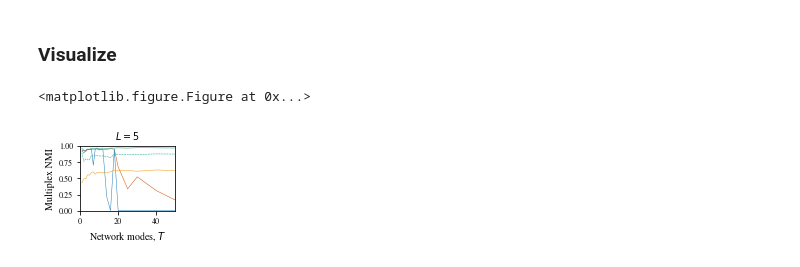
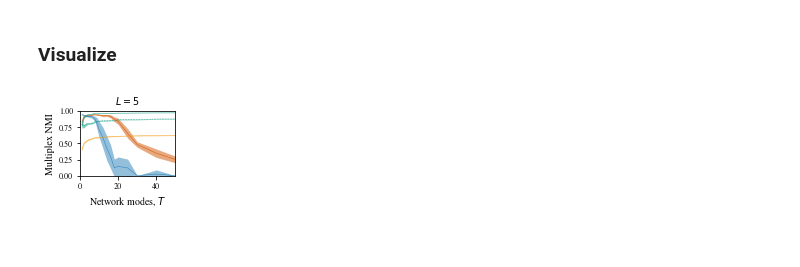
Before and after one commit to ulfaslak/git-github.com-ulfaslak-code-intermittent-communities_public, a Jupyter notebook: intermittent_communities.ipynb, the cells around one changed output. Saved outputs shown, nothing was run; the diff lists cells and outputs as text; code cells hidden in the pictures.

```diff
--- a/intermittent_communities.ipynb
+++ b/intermittent_communities.ipynb
@@ -326,24 +391,17 @@ def AMI_vs_r(G_arr, partitions, L, r_values, method, shuffle=False):
         if shuffle:
             pajek_synth, order = multilayer_network_with_L_samples(G_arr, L, shuf=True)  # FOR SHUFFLED
 
-        method_args = {
-            'FC': ['--multiplex-relax-rate', str(relax_rate)],
-            'NC': ['--multiplex-relax-rate', '0', '--multiplex-relax-limit', '1'],
-            'NFC': ['--multiplex-js-relax-rate', str(relax_rate)],
-            'AC': ['--multiplex-relax-rate', str(relax_rate), '--multiplex-relax-limit', '1']
-        }
-
         args = [
             pajek_synth,
             '-i',
             'multiplex'
-        ] + method_args[method] + [
+        ] + method_args(method, relax_rate) + [
             '--overlapping',
             '--expanded',
             '--clu',
             '--two-level',
             '-z',
-            'pidNFC_%d' % random.randint(0, 100000000)
+            'pid%s_%d' % (method, random.randint(0, 100000000))
         ]
 
         _, layer_commu, _, _ = Infomap(*args)
@@ -595,23 +635,23 @@ Iteration 1
 ### Visualize
 # %%
 plt.figure(None, figsize=(3.42/2.0, 1.2), frameon=False)
-confidence_intervals(T_arr_out, NFCL5, c="#d35400", label="NFC", lw=0.5)
-confidence_intervals(T_arr_out, FCL5, c="#2980b9", label="FC", lw=0.5)
-confidence_intervals(T_arr_out, ACL5, c="#16a085", label="AC", lw=0.5)
-confidence_intervals(T_arr_out, ACshufL5, c="#16a085", label="AC (shuffled)", lw=0.5, ls="--")
-confidence_intervals(T_arr_out, NCL5, c="#f39c12", label="NC", lw=0.5)
+
+confidence_intervals([T_arr], NFCL5, c="#d35400", label="NFC", lw=0.5)
+confidence_intervals([T_arr], FCL5, c="#2980b9", label="FC", lw=0.5)
+confidence_intervals([T_arr], ACL5, c="#16a085", label="AC", lw=0.5)
+confidence_intervals([T_arr], ACshufL5, c="#16a085", label="AC (shuffled)", lw=0.5, ls="--")
+confidence_intervals([T_arr], NCL5, c="#f39c12", label="NC", lw=0.5)
 
 plt.xlim(0, 50)
 plt.ylim(0.0, 1)
 
 #plt.yticks([0.7, 0.8, 0.9, 1.0])
 
 plt.title("$L=5$")
 plt.xlabel("Network modes, $T$")
 plt.ylabel("Multiplex NMI")
 
-plt.savefig("figures/Fig4c.pdf")
+#plt.savefig("figures/Fig4c.pdf")
 plt.show()
 # %% [output]
-<matplotlib.figure.Figure at 0x...>
-[figure, old version]
+[figure, new version]
```
Also changed, not shown: parts of 8 cells of this notebook.
